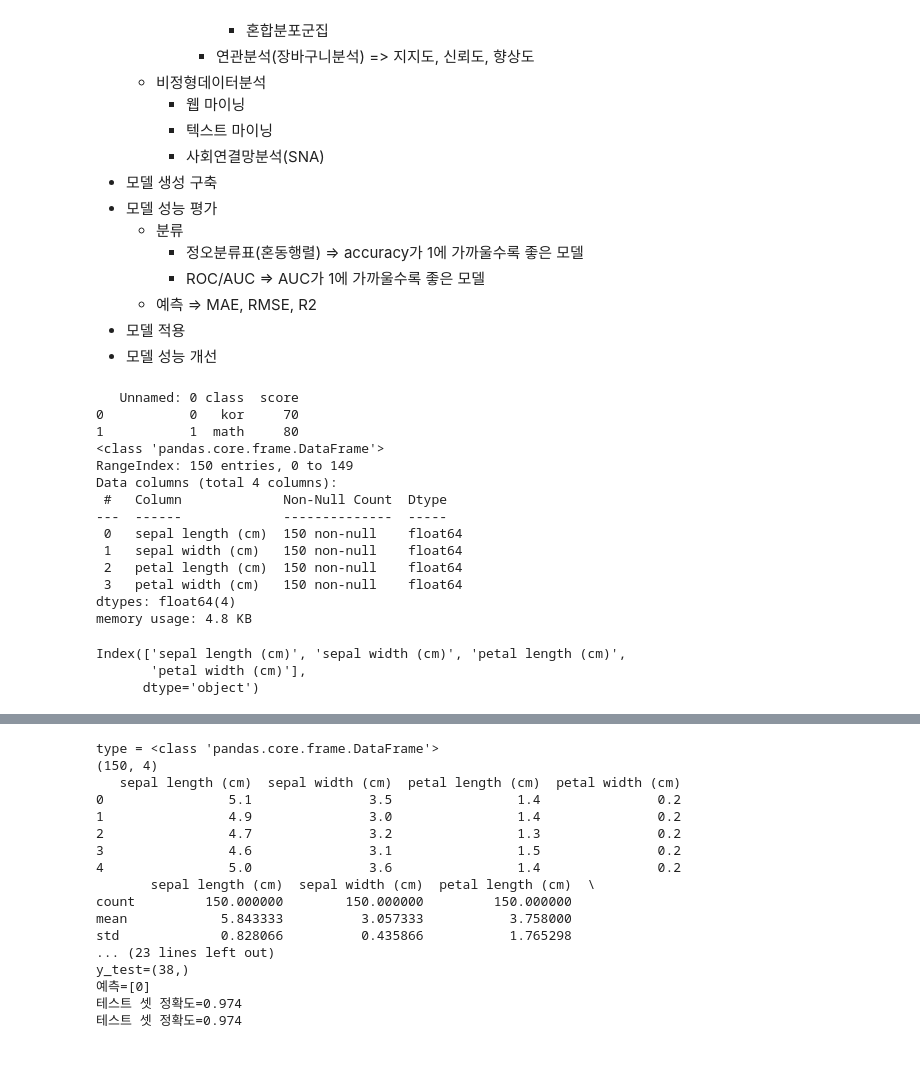
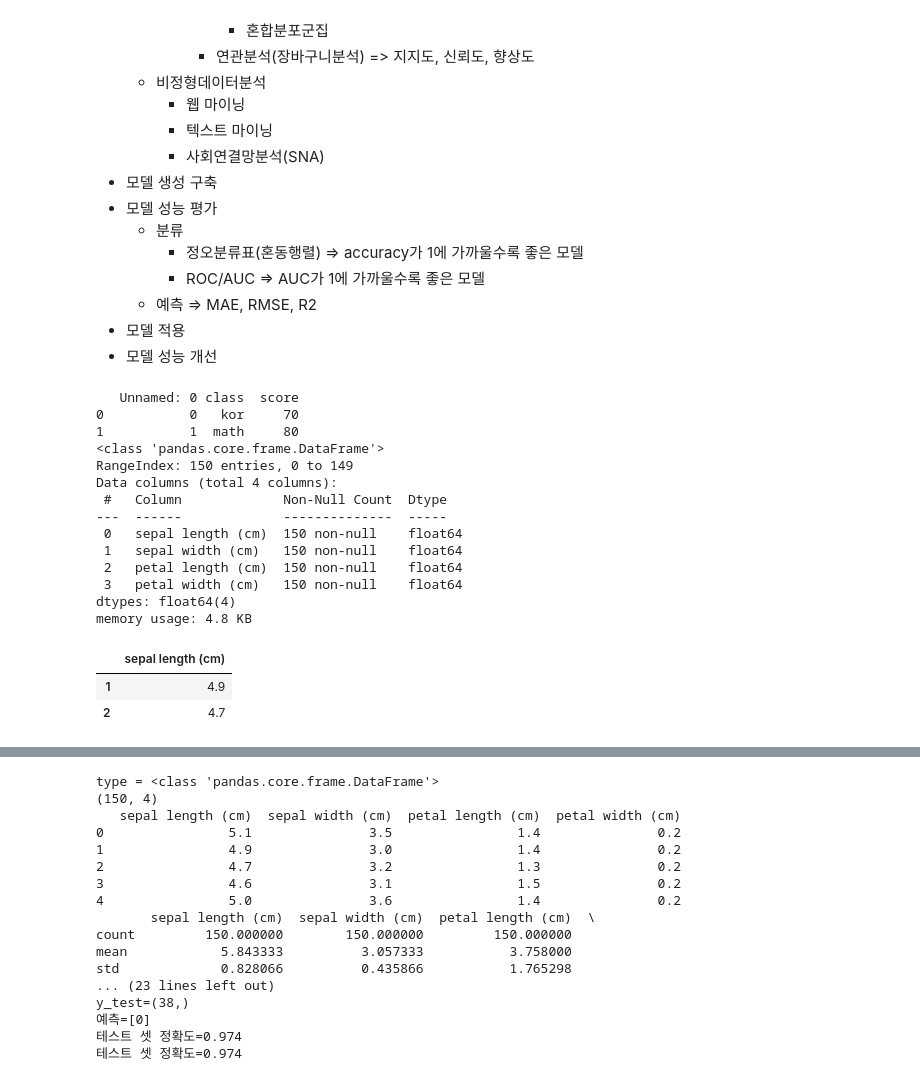
Before and after one commit to srkwon/analysis, a Jupyter notebook: data-analysis-2024/00. 요약정리/데이터분석요약(파이썬)_20240409_v2.ipynb, the cells around one changed output, grey strips where cells are left out. Drawn from its saved outputs; the diff is of its cells as text; code cells hidden in the pictures.

```diff
--- a/data-analysis-2024/00. 요약정리/데이터분석요약(파이썬)_20240409_v2.ipynb
+++ b/data-analysis-2024/00. 요약정리/데이터분석요약(파이썬)_20240409_v2.ipynb
@@ -74,6 +74,7 @@
 import pandas as pd
 import numpy as np
 
+# 임의의 데이터프레임 생성(np -> pd)
 dataset = np.array([['kor', 70], ['math', 80]])
 df = pd.DataFrame(dataset, columns=['class', 'score'])
 
@@ -87,33 +88,47 @@ df.to_csv(filepath, header=True, index=True, encoding='utf8')
 print(pd.read_csv(filepath, na_values = 'NA', encoding='utf8'))
 
 from sklearn.datasets import load_iris
 iris = load_iris()
 iris = pd.DataFrame(iris.data, columns=iris.feature_names)
 
 iris.head()
 
 iris.tail()
 
 iris.info()
 
 iris.describe()
 
 iris.columns
+
+iris.dtypes
+
+iris.describe()
+
+iris[:]
+
+# [a:b] 에서 a는 0부터 시작, 포함인덱스, b는 제외 인덱스
+iris[1:10]
+
+# 인덱스 명칭으로 위치 접근
+iris.iloc[[1,2,3], [0,1]]
+# 인덱스 이름, 컬럼 명으로 접근
+iris.loc[[1,2], ['sepal length (cm)']]
 # %% [output]
    Unnamed: 0 class  score
 0           0   kor     70
 1           1  math     80
 <class 'pandas.core.frame.DataFrame'>
 RangeIndex: 150 entries, 0 to 149
 Data columns (total 4 columns):
  #   Column             Non-Null Count  Dtype
 ---  ------             --------------  -----
  0   sepal length (cm)  150 non-null    float64
  1   sepal width (cm)   150 non-null    float64
  2   petal length (cm)  150 non-null    float64
  3   petal width (cm)   150 non-null    float64
 dtypes: float64(4)
 memory usage: 4.8 KB
-Index(['sepal length (cm)', 'sepal width (cm)', 'petal length (cm)',
-       'petal width (cm)'],
-      dtype='object')
+|  | sepal length (cm) |
+| 1 | 4.9 |
+| 2 | 4.7 |
```
Also changed, not shown: parts of 2 cells of this notebook.
